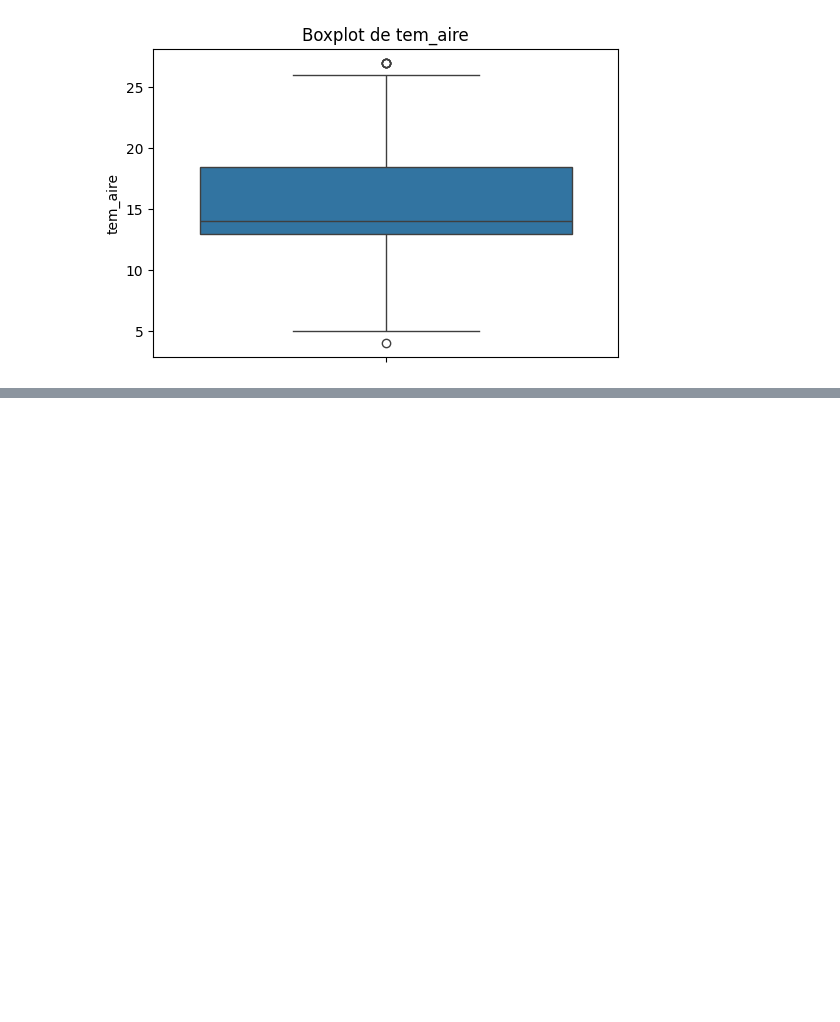
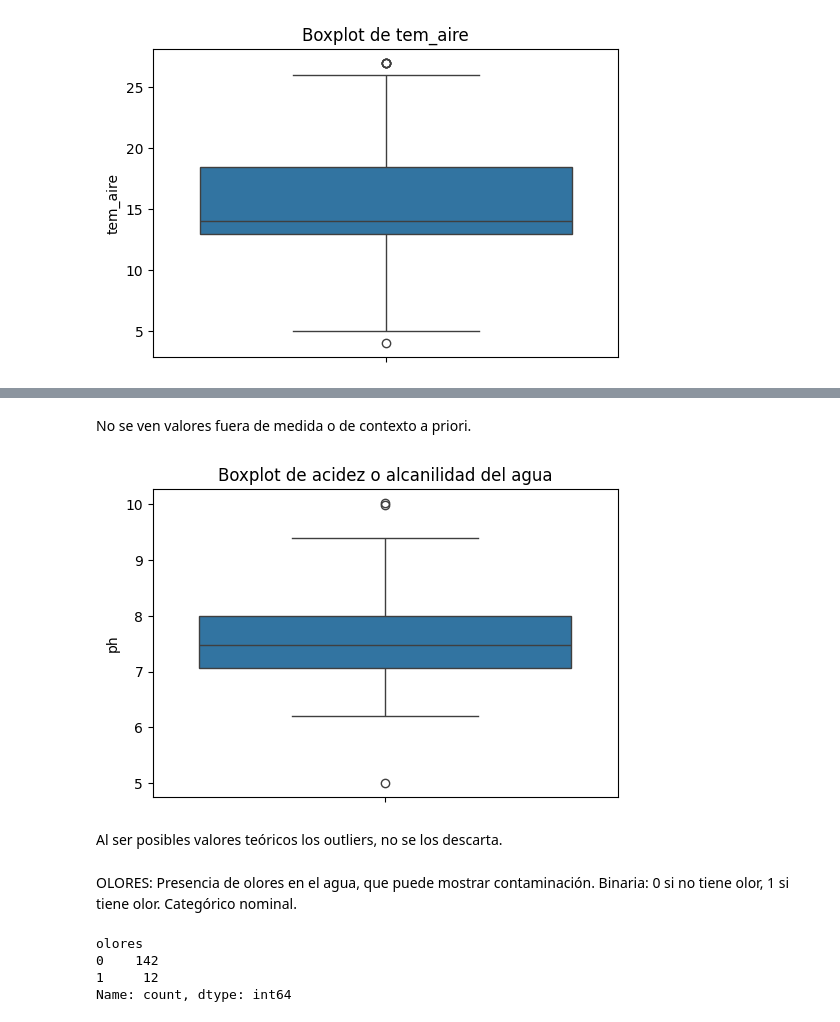
Before and after one commit to joegoicoechea24/TPespecial, a Jupyter notebook: tp.ipynb, the cells around one changed output, grey strips where cells are left out. Drawn from its saved outputs; the diff is of its cells as text; code cells hidden in the pictures; blank space fills up the shorter version.

```diff
--- a/tp.ipynb
+++ b/tp.ipynb
@@ -539,0 +636,25 @@ plt.show()
+# %% [markdown]
+No se ven valores fuera de medida o de contexto a priori.
+# %%
+plt.figure(figsize=(6, 4))
+sns.boxplot( y="ph", data=preprocessed_dataset)
+
+# Añadir título y etiquetas
+plt.title('Boxplot de acidez o alcanilidad del agua')
+plt.ylabel('ph')
+
+# Mostrar el gráfico
+plt.show()
+# %% [output]
+[figure, added]
+# %% [markdown]
+Al ser posibles valores teóricos los outliers, no se los descarta.
+# %% [markdown]
+OLORES: Presencia de olores en el agua, que puede mostrar contaminación. Binaria: 0 si no tiene olor, 1 si tiene olor. Categórico nominal.
+# %%
+preprocessed_dataset['olores'].value_counts()
+# %% [output]
+olores
+0    142
+1     12
+Name: count, dtype: int64
```
Also changed, not shown: parts of 23 cells of this notebook, 1 other file.
